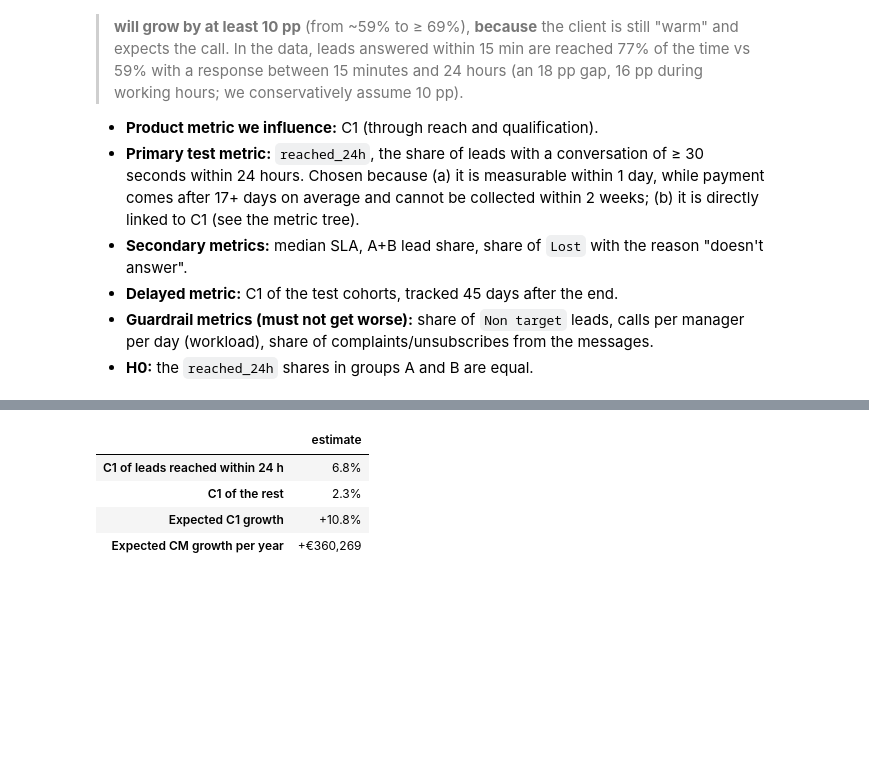
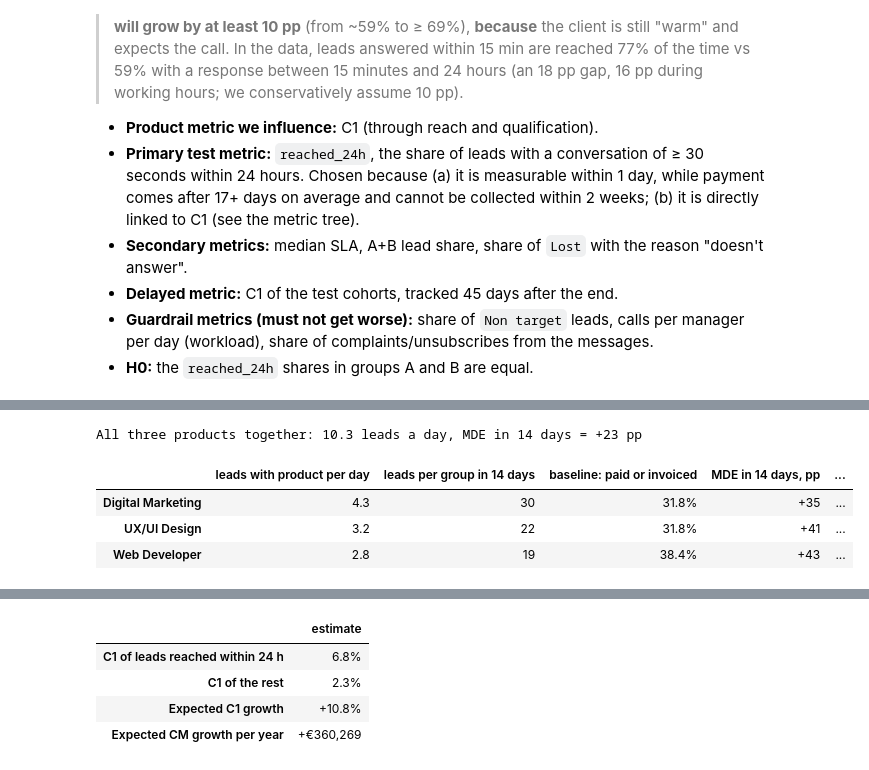
Before and after one commit to yerkovskayuliia-pixel/data-analytics-portfolio, a Jupyter notebook: python-crm-analysis/notebooks/03_unit_economics_ab_test.ipynb, the cells around one changed output, grey strips where cells are left out. Drawn from its saved outputs; the diff is of its cells as text; code cells hidden in the pictures; blank space fills up the shorter version.

```diff
--- a/python-crm-analysis/notebooks/03_unit_economics_ab_test.ipynb
+++ b/python-crm-analysis/notebooks/03_unit_economics_ab_test.ipynb
@@ -417,0 +399,27 @@ analyze_ab(sim).to_frame("simulation")
+# %%
+commit = deals["stage"].isin(["Payment Done", "Waiting For Payment"])
+rows = {}
+for prod in PRODUCTS:
+    mask = deals["product"].eq(prod)
+    per_day = (recent["product"] == prod).sum() / n_days
+    n_group = int(per_day * TEST_DAYS / 2)
+    base_p = commit[mask].mean()
+    rows[prod] = {"leads with product per day": per_day, "leads per group in 14 days": n_group,
+                  "baseline: paid or invoiced": base_p, "MDE in 14 days, pp": mde_for(base_p, n_group) * 100,
+                  "evening: paid or invoiced": commit[mask & deals["education_type"].eq("Evening")].mean(),
+                  "morning: paid or invoiced": commit[mask & deals["education_type"].eq("Morning")].mean(),
+                  "share in Waiting For Payment": deals.loc[mask, "stage"].eq("Waiting For Payment").mean(),
+                  "share 'changed decision / needs time'": deals.loc[mask, "lost_reason"].isin(
+                      ["Changed Decision", "needs time to think"]).mean()}
+products_ab = pd.DataFrame(rows).T
+pooled_per_day = recent["product"].isin(PRODUCTS).sum() / n_days
+pooled_mde = mde_for(commit[deals["product"].isin(PRODUCTS)].mean(), int(pooled_per_day * TEST_DAYS / 2))
+print(f"All three products together: {pooled_per_day:.1f} leads a day, MDE in 14 days = +{pooled_mde * 100:.0f} pp")
+products_ab.style.format({"leads with product per day": "{:.1f}", "leads per group in 14 days": "{:.0f}",
+                          "MDE in 14 days, pp": "+{:.0f}", **{c: "{:.1%}" for c in products_ab.columns[[2, 4, 5, 6, 7]]}})
+# %% [output]
+All three products together: 10.3 leads a day, MDE in 14 days = +23 pp
+|  | leads with product per day | leads per group in 14 days | baseline: paid or invoiced | MDE in 14 days, pp | ... |
+| Digital Marketing | 4.3 | 30 | 31.8% | +35 | ... |
+| UX/UI Design | 3.2 | 22 | 31.8% | +41 | ... |
+| Web Developer | 2.8 | 19 | 38.4% | +43 | ... |
```
Also changed, not shown: parts of 11 cells of this notebook, 10 other files.
